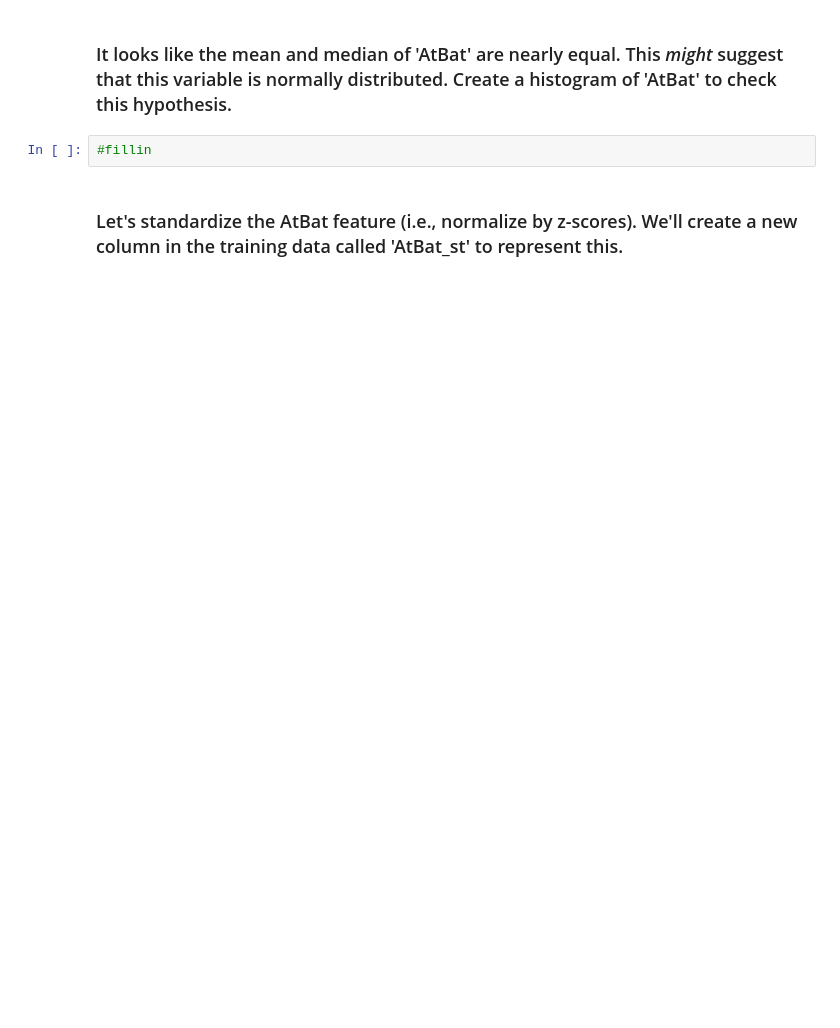
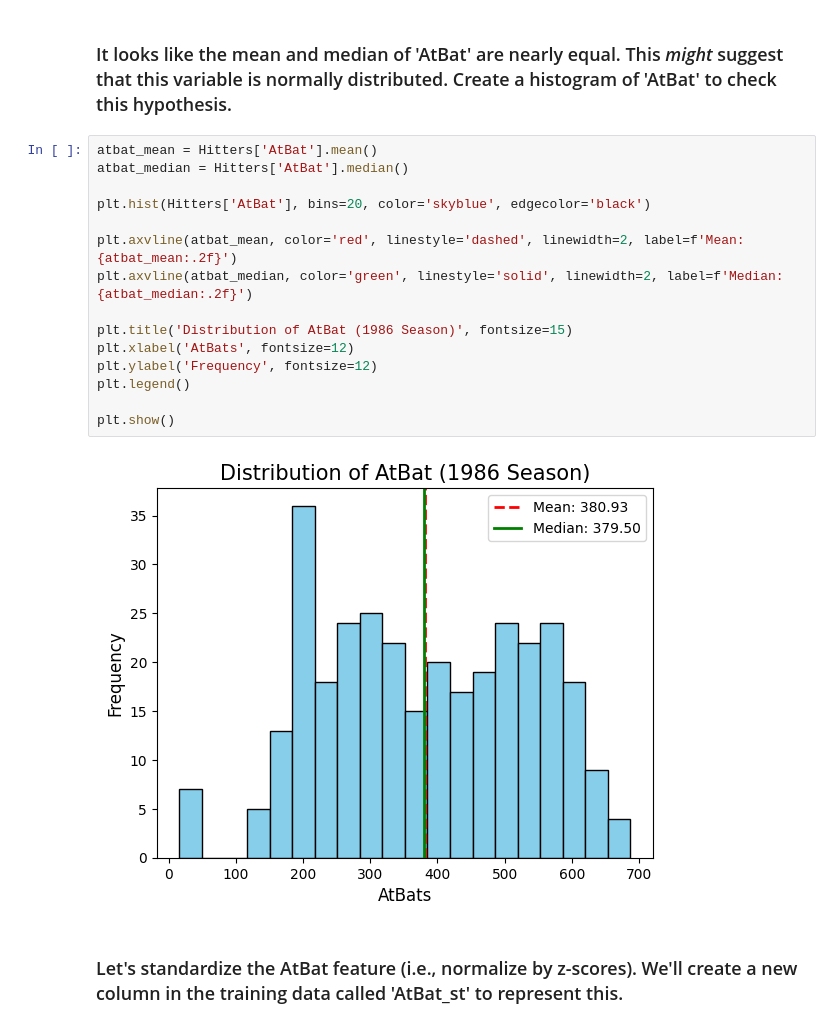
Before and after one commit to brl22020/code_2600, a Jupyter notebook: mod03_eda.ipynb, the cells around one changed output. Cells and saved outputs as stored; diff of their text form; blank space fills up the shorter version.

```diff
--- a/mod03_eda.ipynb
+++ b/mod03_eda.ipynb
@@ -90,7 +100,22 @@ for num in range(len(Plots)):
 # %% [markdown]
 ### It looks like the mean and median of 'AtBat' are nearly equal. This _might_ suggest that this variable is normally distributed. Create a histogram of 'AtBat' to check this hypothesis.
 # %%
-#fillin
+atbat_mean = Hitters['AtBat'].mean()
+atbat_median = Hitters['AtBat'].median()
+
+plt.hist(Hitters['AtBat'], bins=20, color='skyblue', edgecolor='black')
+
+plt.axvline(atbat_mean, color='red', linestyle='dashed', linewidth=2, label=f'Mean: {atbat_mean:.2f}')
+plt.axvline(atbat_median, color='green', linestyle='solid', linewidth=2, label=f'Median: {atbat_median:.2f}')
+
+plt.title('Distribution of AtBat (1986 Season)', fontsize=15)
+plt.xlabel('AtBats', fontsize=12)
+plt.ylabel('Frequency', fontsize=12)
+plt.legend()
+
+plt.show()
+# %% [output]
+[figure, added]
 # %% [markdown]
 ### Let's standardize the AtBat feature (i.e., normalize by z-scores). We'll create a new column in the training data called 'AtBat_st' to represent this.
 # %%
```
Also changed, not shown: parts of 11 cells of this notebook.
